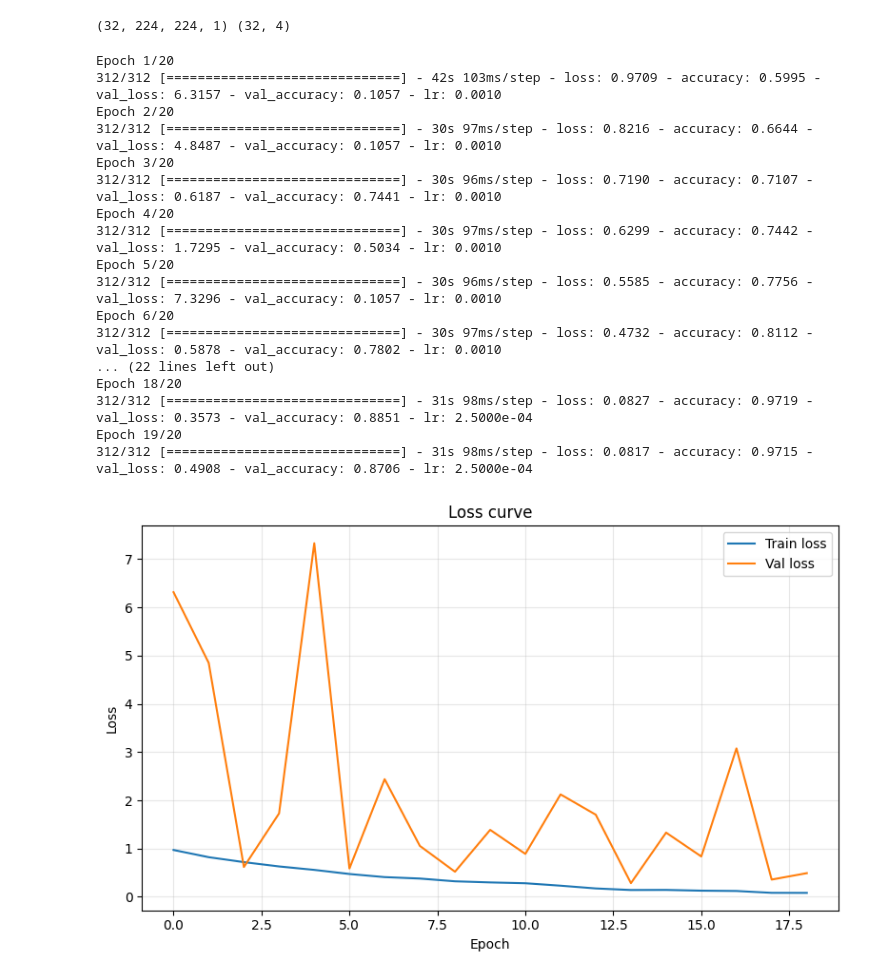
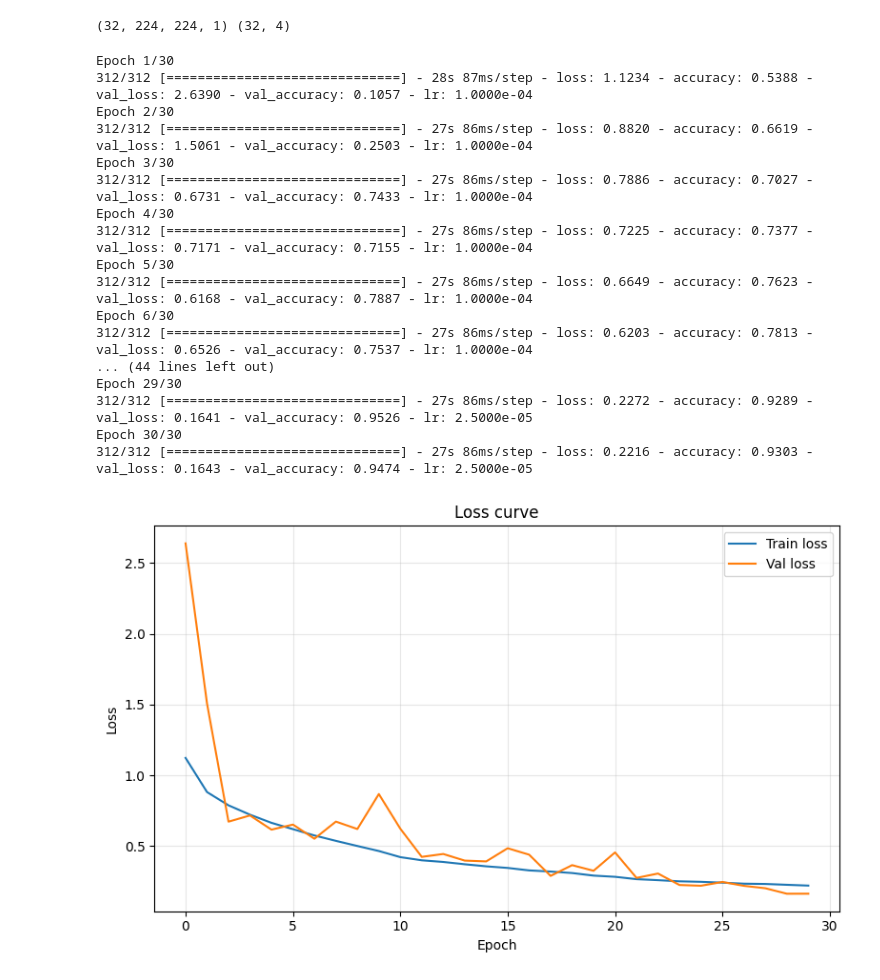
Before and after one commit to ShulimanHossain/CT-Based-Multiclass-Kidney-Disease-Classification-Using-Convolutional-Neural-Networks, a Jupyter notebook: custom_cnn.ipynb, the cells around one changed output. Drawn from its saved outputs; the diff is of its cells as text; code cells hidden in the pictures.

Commit message:
Train without augmentation and decrease the Dense dropout

```diff
--- a/custom_cnn.ipynb
+++ b/custom_cnn.ipynb
@@ -31,7 +31,7 @@ input_shape=(224,224,1)
 IMG_SIZE = 224
 BATCH_SIZE = 32
 NUM_CLASSES = 4
-EPOCHS = 20
+EPOCHS = 30
 DATASET_PATH = "CT-KIDNEY-DATASET-Normal-Cyst-Tumor-Stone"
 SEED=42
 AUTOTUNE= tf.data.AUTOTUNE
@@ -70,11 +70,11 @@ data_augmentation = tf.keras.Sequential([
     tf.keras.layers.RandomRotation(0.1),
     tf.keras.layers.RandomZoom(0.1),
 ], name="augmentation")
+
 normalization_layer = tf.keras.layers.Rescaling(1./255)
 train_data = (train_data
               .map(lambda x, y: (normalization_layer(x), y), num_parallel_calls=AUTOTUNE)
               .cache()
-              .map(lambda x, y: (data_augmentation(x, training=True), y), num_parallel_calls=AUTOTUNE)
               .prefetch(AUTOTUNE))
 
 val_data = (val_data
@@ -138,64 +127,61 @@ model=kf.Sequential([
     MaxPooling2D(),
 
     #block 4
-    Conv2D(256,(3,3),padding="same"),
-    BatchNormalization(),
-    Activation("relu"),
-    MaxPooling2D(),
+
 
     #final
     GlobalAveragePooling2D(),
     Dense(256,activation="relu"),
-    Dropout(0.5),
+    Dropout(0.3),
     Dense(NUM_CLASSES,activation="softmax")
 ])
 model.compile(
-    optimizer=kf.optimizers.Adam(learning_rate=1e-3),
+    optimizer=kf.optimizers.Adam(learning_rate=1e-4),
     loss="categorical_crossentropy",
     metrics=["accuracy"]
 )
 
 callbacks = [
     EarlyStopping(monitor='val_loss', patience=5, restore_best_weights=True),
     ReduceLROnPlateau(monitor='val_loss', factor=0.5, patience=3, min_lr=1e-7)
 ]
 history = model.fit(
     train_data,
     validation_data=val_data,
     epochs=EPOCHS,
     callbacks=callbacks,
     class_weight=class_weight
 )
 
 plt.figure(figsize=(8, 5))
 plt.plot(history.history["loss"],     label="Train loss")
 plt.plot(history.history["val_loss"], label="Val loss")
 plt.xlabel("Epoch")
 plt.ylabel("Loss")
 plt.title("Loss curve")
 plt.legend()
 plt.grid(True, alpha=0.3)
 plt.tight_layout()
 plt.show()
 # %% [output]
-Epoch 1/20
-312/312 [==============================] - 42s 103ms/step - loss: 0.9709 - accuracy: 0.5995 - val_loss: 6.3157 - val_accuracy: 0.1057 - lr: 0.0010
-Epoch 2/20
-312/312 [==============================] - 30s 97ms/step - loss: 0.8216 - accuracy: 0.6644 - val_loss: 4.8487 - val_accuracy: 0.1057 - lr: 0.0010
-Epoch 3/20
-312/312 [==============================] - 30s 96ms/step - loss: 0.7190 - accuracy: 0.7107 - val_loss: 0.6187 - val_accuracy: 0.7441 - lr: 0.0010
-Epoch 4/20
-312/312 [==============================] - 30s 97ms/step - loss: 0.6299 - accuracy: 0.7442 - val_loss: 1.7295 - val_accuracy: 0.5034 - lr: 0.0010
-Epoch 5/20
-312/312 [==============================] - 30s 96ms/step - loss: 0.5585 - accuracy: 0.7756 - val_loss: 7.3296 - val_accuracy: 0.1057 - lr: 0.0010
-Epoch 6/20
-312/312 [==============================] - 30s 97ms/step - loss: 0.4732 - accuracy: 0.8112 - val_loss: 0.5878 - val_accuracy: 0.7802 - lr: 0.0010
-... (22 lines left out)
-Epoch 18/20
-312/312 [==============================] - 31s 98ms/step - loss: 0.0827 - accuracy: 0.9719 - val_loss: 0.3573 - val_accuracy: 0.8851 - lr: 2.5000e-04
-Epoch 19/20
-312/312 [==============================] - 31s 98ms/step - loss: 0.0817 - accuracy: 0.9715 - val_loss: 0.4908 - val_accuracy: 0.8706 - lr: 2.5000e-04
+Epoch 1/30
+312/312 [==============================] - 28s 87ms/step - loss: 1.1234 - accuracy: 0.5388 - val_loss: 2.6390 - val_accuracy: 0.1057 - lr: 1.0000e-04
+Epoch 2/30
+312/312 [==============================] - 27s 86ms/step - loss: 0.8820 - accuracy: 0.6619 - val_loss: 1.5061 - val_accuracy: 0.2503 - lr: 1.0000e-04
+Epoch 3/30
+312/312 [==============================] - 27s 86ms/step - loss: 0.7886 - accuracy: 0.7027 - val_loss: 0.6731 - val_accuracy: 0.7433 - lr: 1.0000e-04
+Epoch 4/30
+312/312 [==============================] - 27s 86ms/step - loss: 0.7225 - accuracy: 0.7377 - val_loss: 0.7171 - val_accuracy: 0.7155 - lr: 1.0000e-04
+Epoch 5/30
+312/312 [==============================] - 27s 86ms/step - loss: 0.6649 - accuracy: 0.7623 - val_loss: 0.6168 - val_accuracy: 0.7887 - lr: 1.0000e-04
+Epoch 6/30
+312/312 [==============================] - 27s 86ms/step - loss: 0.6203 - accuracy: 0.7813 - val_loss: 0.6526 - val_accuracy: 0.7537 - lr: 1.0000e-04
+... (44 lines left out)
+Epoch 29/30
+312/312 [==============================] - 27s 86ms/step - loss: 0.2272 - accuracy: 0.9289 - val_loss: 0.1641 - val_accuracy: 0.9526 - lr: 2.5000e-05
+Epoch 30/30
+312/312 [==============================] - 27s 86ms/step - loss: 0.2216 - accuracy: 0.9303 - val_loss: 0.1643 - val_accuracy: 0.9474 - lr: 2.5000e-05
-[figure, old version]
+[figure, new version]
 # %%
 #   Accuracy curve
 plt.figure(figsize=(8, 5))
```
Also changed, not shown: parts of 2 cells of this notebook.
